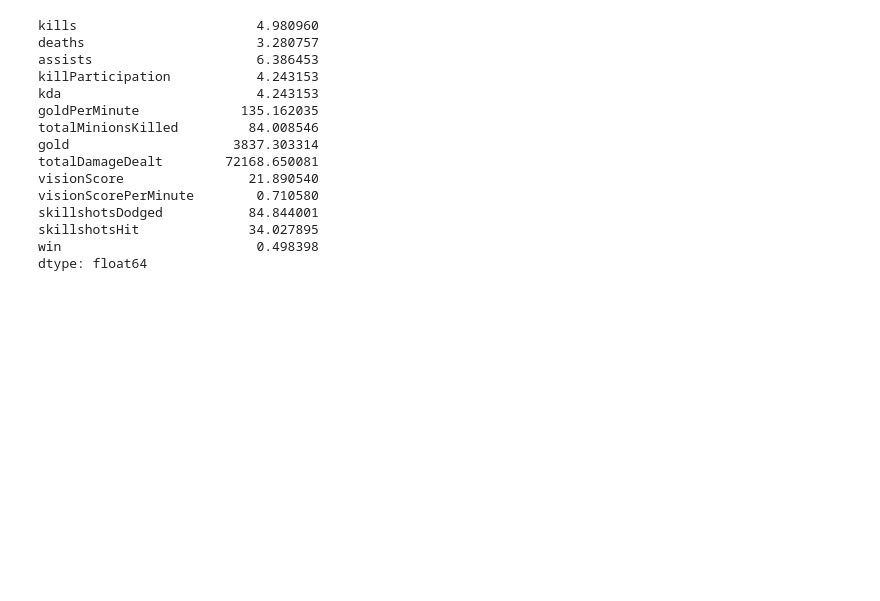
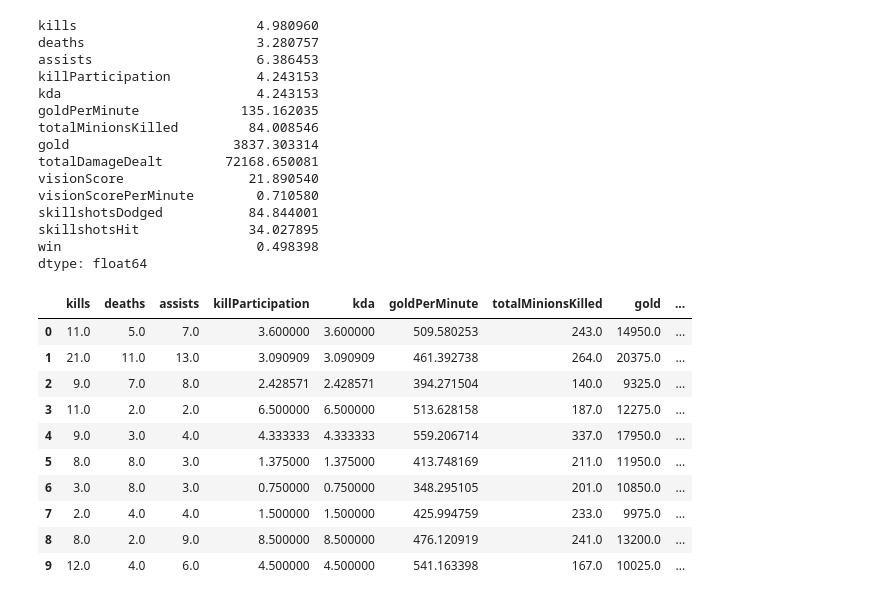
Before and after one commit to aricahyasaputra/data-sains-course-assigment-, a Jupyter notebook: Week 3/Tugas_3_Data_Sains.ipynb, the cells around one changed output. Drawn from its saved outputs; the diff is of its cells as text; code cells hidden in the pictures; blank space fills up the shorter version.

```diff
--- a/Week 3/Tugas_3_Data_Sains.ipynb
+++ b/Week 3/Tugas_3_Data_Sains.ipynb
@@ -60,6 +60,6 @@ Karena masih terdapat 2 kolom unnamed maka harus kita hapus terlebih dahulu unna
 # %%
-df_noid = df.iloc[:,2:]
-df_noid
+df_date = df.iloc[:,2:]
+df_date
 # %% [output]
 |  | kills | deaths | assists | killParticipation | kda | goldPerMinute | totalMinionsKilled | gold | ... |
 | 0 | 11.0 | 5.0 | 7.0 | 3.600000 | 3.600000 | 509.580253 | 243.0 | 14950.0 | ... |
@@ -191,4 +191,20 @@ skillshotsDodged           84.844001
 skillshotsHit              34.027895
 win                         0.498398
 dtype: float64
+# %%
+df_date.drop(df.columns[15], axis=1, inplace=True)
+# %%
+df_date.head(10)
+# %% [output]
+|  | kills | deaths | assists | killParticipation | kda | goldPerMinute | totalMinionsKilled | gold | ... |
+| 0 | 11.0 | 5.0 | 7.0 | 3.600000 | 3.600000 | 509.580253 | 243.0 | 14950.0 | ... |
+| 1 | 21.0 | 11.0 | 13.0 | 3.090909 | 3.090909 | 461.392738 | 264.0 | 20375.0 | ... |
+| 2 | 9.0 | 7.0 | 8.0 | 2.428571 | 2.428571 | 394.271504 | 140.0 | 9325.0 | ... |
+| 3 | 11.0 | 2.0 | 2.0 | 6.500000 | 6.500000 | 513.628158 | 187.0 | 12275.0 | ... |
+| 4 | 9.0 | 3.0 | 4.0 | 4.333333 | 4.333333 | 559.206714 | 337.0 | 17950.0 | ... |
+| 5 | 8.0 | 8.0 | 3.0 | 1.375000 | 1.375000 | 413.748169 | 211.0 | 11950.0 | ... |
+| 6 | 3.0 | 8.0 | 3.0 | 0.750000 | 0.750000 | 348.295105 | 201.0 | 10850.0 | ... |
+| 7 | 2.0 | 4.0 | 4.0 | 1.500000 | 1.500000 | 425.994759 | 233.0 | 9975.0 | ... |
+| 8 | 8.0 | 2.0 | 9.0 | 8.500000 | 8.500000 | 476.120919 | 241.0 | 13200.0 | ... |
+| 9 | 12.0 | 4.0 | 6.0 | 4.500000 | 4.500000 | 541.163398 | 167.0 | 10025.0 | ... |
 # %%
```
Also changed, not shown: parts of 10 cells of this notebook.
